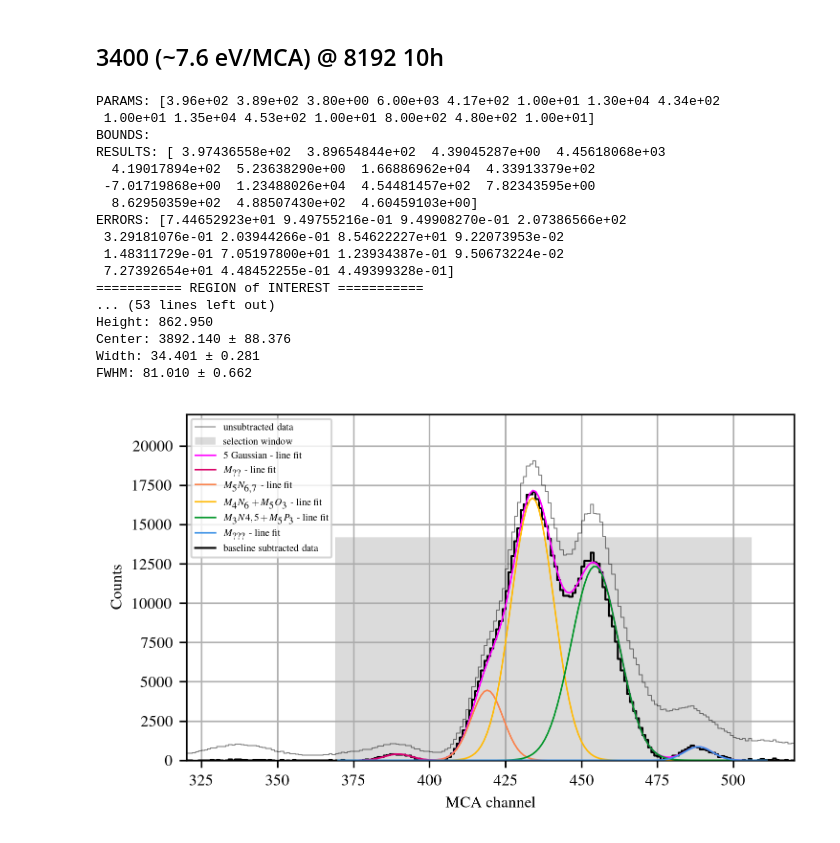
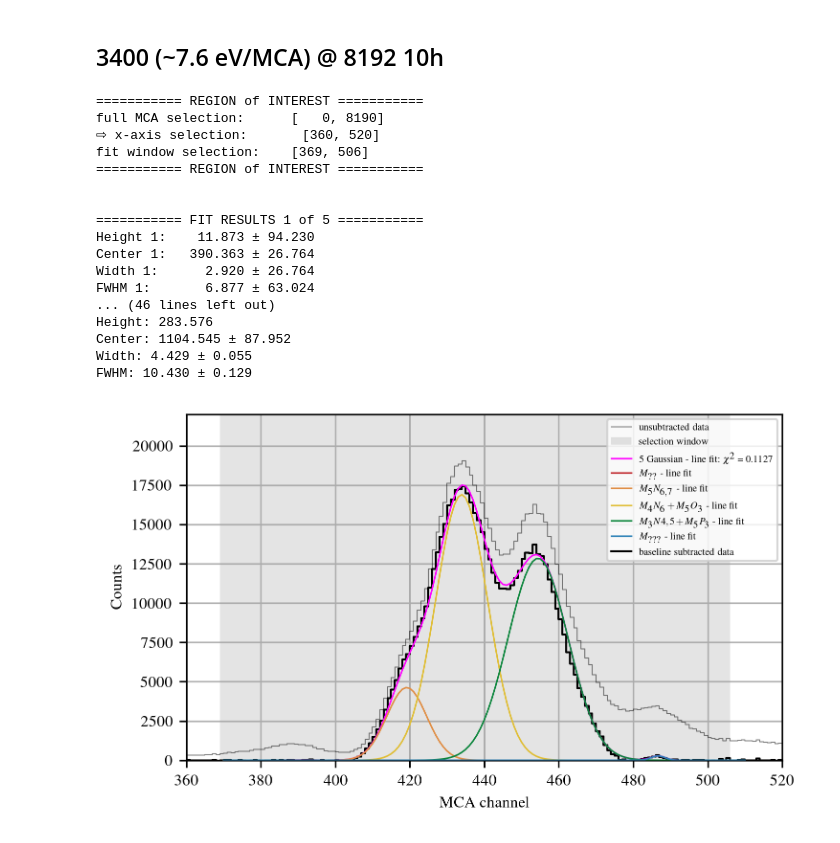
Before and after one commit to SirPhoenix007/IBA-Bonn, a Jupyter notebook: Study_2602_PIXEDetector/PIXE_results_HarwellSource.ipynb, the cells around one changed output. Saved outputs shown, nothing was run; the diff lists cells and outputs as text; code cells hidden in the pictures.

Commit message:
Some fixes and more plots

```diff
--- a/Study_2602_PIXEDetector/PIXE_results_HarwellSource.ipynb
+++ b/Study_2602_PIXEDetector/PIXE_results_HarwellSource.ipynb
@@ -147,8 +152,8 @@ INFO: SETUP COMPLETE (1218.7500 ms)
 # %%
-def data_baseline(bin_data:list, bins:list):
+def data_baseline(bin_data:list, bins:list, lam:int = 1e2):
     bsl_fitter = Baseline(x_data=bins)
 
-    baseline, params = bsl_fitter.arpls(bin_data, lam=1e2, max_iter=400)
+    baseline, params = bsl_fitter.arpls(bin_data, lam=lam, max_iter=400)
     subtracted = bin_data - baseline
     return baseline, subtracted
 
@@ -278,6 +283,21 @@ def data_baseline_subtracted(file:str, select_window:list):
 #                             x=bins, y=subtr_data_full,
 #                             xerr=np.array([2]*len(bins)), yerr=data_err)
 #             return beta, subtr_data_full
+# %%
+def both_chi_squared(bin_data:list, fit_data:list, params:list):
+    bin_data = np.array(bin_data)
+    fit_data = np.array(fit_data)
+    dof = len(bin_data) - len(params)
+    var = np.sqrt(np.var(bin_data))
+    return sum(((fit_data-bin_data)/ var)**2), sum(((fit_data-bin_data)/ var)**2) / dof
+
+def goodness_of_fit(bin_data:list, fit_data:list):
+    bin_data = np.array(bin_data)
+    fit_data = np.array(fit_data)
+
+    rss = sum((bin_data - fit_data)**2)
+    tss = sum((bin_data - np.average(bin_data))**2)
+    return 1 - rss/tss
 # %%
 def peak_fitter(file:str, init_values:list, gauss_ident:str,
                 select_window:list, xlim:list,
@@ -458,9 +506,9 @@ def fit_result_printer(beta:dict, roi_x:list, roi_fit:list, gauss_type:str, r_fl
 def fit_param_to_energy(param:list,ecal:list):
     energy = []
     for i in range(0,len(param),3):
-        height = param[i]
-        center = param[i+1]
-        width  = param[i+2]
+        height = np.abs(param[i])
+        center = np.abs(param[i+1])
+        width  = np.abs(param[i+2])
         fwhm = width * 2*np.sqrt(2*np.log(2))
 
         ecal_dc = ecal[0]
@@ -482,7 +530,8 @@ def fit_param_to_energy(param:list,ecal:list):
 
     return energy
 
-ecalHWs = [239,7.471,1.467e-5,56.68,0.061,0.795e-5]
+# ecalHWs = [239,7.471,1.467e-5,56.68,0.061,0.795e-5] # EG 3400
+ecalHWs = [-56.862,2.3866,-6.032e-7,72.989,0.0294,2.762e-6] # EG 10922
 
 def energy_printer(energy:list):
     for i in range(0,len(energy),7):
@@ -672,11 +747,11 @@ file_to_analyze = './/collected_data//2026_05_13//20260513-160638.vspc'
 init_val1 = [[1800,7820,19]]
 init_val2 = [[10500,1780,12,51800,1830,10,2200,1876,10]]
 init_val3 = [[2000,3460,15]]
-init_val4 = [[396,389,3.8,6000,417,10,13000,434,10,13500,453,10,800,480,10]]
+init_val4 = [[396,389,3.8,5000,417,10,13000,434,10,5000,460,10,2000,487,10]]
 xlim1 = [7700,8000]
 xlim2 = [1700,1950]
 xlim3 = [3350,3550]
-xlim4 = [320,520]
+xlim4 = [360,520]
 ylim1 = [0,2000]
 ylim2 = []
 ylim3 = [0,2300]
@@ -684,50 +759,50 @@ ylim4 = [0,22000]
 info1 = ['Americium', r'$\gamma_{2,0}$']
 info2 = ['Neptunium', r'$L_3M_5$', 'test1','test2', 'test3']
 info3 = ['Americium', r'$\gamma_{4,0}$']
-info4 = ['Neptunium', r'$M_{??}$', r'$M_5N_{6,7}$', r'$M_4N_6 + M_5O_3$', r'$M_3N{4,5} + M_5P_3$', r'$M_{???}$']
+info4 = ['Neptunium', r'$M_{??}$', r'$M_5N_{6,7}$', r'$M_4N_6 + M_5O_3$', r'$M_3N{4,5} + M_5P_3$', r'$M_{???}$', '???']
 gauss1 = ['single']
 gauss2 = ['multi']
 gauss3 = ['single']
 gauss4 = ['multi']
 
 
 # selection_fitter_plotter(file = file_to_analyze, peaks = init_val1, xlim=xlim1, ylim=ylim1, info=info1, col_flag=True, identifier='0s', gauss_ident=gauss1, s_flag=True, r_flag='roi_x')
 # selection_fitter_plotter(file = file_to_analyze, peaks = init_val1, xlim=xlim1, ylim=ylim1, info=info1, col_flag=True, identifier='0sf', gauss_ident=gauss1, s_flag=True, r_flag='roi_f')
 # selection_fitter_plotter(file = file_to_analyze, peaks = init_val1, xlim=xlim1, ylim=ylim1, info=info1, col_flag=True, identifier='0st', gauss_ident=gauss1, s_flag=True, r_flag='roi_t')
 
 # selection_fitter_plotter(file = file_to_analyze, peaks = init_val3, xlim=xlim3, ylim=ylim3, info=info3, col_flag=True, identifier='3s', gauss_ident=gauss3, s_flag=False, r_flag='roi_x')
 # selection_fitter_plotter(file = file_to_analyze, peaks = init_val3, xlim=xlim3, ylim=ylim3, info=info3, col_flag=True, identifier='3s', gauss_ident=gauss3, s_flag=True, r_flag='roi_x')
 # selection_fitter_plotter(file = file_to_analyze, peaks = init_val3, xlim=xlim3, ylim=ylim3, info=info3, col_flag=True, identifier='3sf', gauss_ident=gauss3, s_flag=True, r_flag='roi_f')
 # selection_fitter_plotter(file = file_to_analyze, peaks = init_val3, xlim=xlim3, ylim=ylim3, info=info3, col_flag=True, identifier='3st', gauss_ident=gauss3, s_flag=True, r_flag='roi_t')
 
 # selection_fitter_plotter(file = file_to_analyze, peaks = init_val2, xlim=xlim2, ylim=ylim2, info=info2, col_flag=False, identifier='2s', gauss_ident=gauss2, s_flag=True, r_flag='roi_x')
 # selection_fitter_plotter(file = file_to_analyze, peaks = init_val2, xlim=xlim2, ylim=ylim2, info=info2, col_flag=False, identifier='2sf', gauss_ident=gauss2, s_flag=True, r_flag='roi_f')
 # selection_fitter_plotter(file = file_to_analyze, peaks = init_val2, xlim=xlim2, ylim=ylim2, info=info2, col_flag=False, identifier='2st', gauss_ident=gauss2, s_flag=True, r_flag='roi_t')
 
-selection_fitter_plotter(file = file_to_analyze, peaks = init_val4, xlim=xlim4, ylim=ylim4, info=info4, col_flag=False, identifier='4s', gauss_ident=gauss4, s_flag=True, r_flag='roi_x')
+selection_fitter_plotter(file = file_to_analyze, peaks = init_val4, xlim=xlim4, ylim=ylim4, info=info4, col_flag=False, identifier='4s', gauss_ident=gauss4, s_flag=True, r_flag='roi_x', chi_flag=True, lam=1e6)
 # selection_fitter_plotter(file = file_to_analyze, peaks = init_val4, xlim=xlim4, ylim=ylim4, info=info4, col_flag=False, identifier='4sf', gauss_ident=gauss4, s_flag=True, r_flag='roi_f')
 # selection_fitter_plotter(file = file_to_analyze, peaks = init_val4, xlim=xlim4, ylim=ylim4, info=info4, col_flag=False, identifier='4st', gauss_ident=gauss4, s_flag=True, r_flag='roi_t')
 
 
 # all_peaks_one_measurement(file = file_to_analyze, peaks = init_val1, xlim=xlim1, ylim=ylim1, info=info1, col_flag=True, identifier='0', gauss_ident=gauss1)
 # all_peaks_one_measurement(file = file_to_analyze, peaks = init_val2, xlim=xlim2, ylim=ylim2, info=info2, col_flag=True, identifier='1', gauss_ident=gauss2)
 # all_peaks_one_measurement(file = file_to_analyze, peaks = init_val3, xlim=xlim3, ylim=ylim3, info=info3, col_flag=True, identifier='3', gauss_ident=gauss3)
 # %% [output]
-PARAMS: [3.96e+02 3.89e+02 3.80e+00 6.00e+03 4.17e+02 1.00e+01 1.30e+04 4.34e+02
- 1.00e+01 1.35e+04 4.53e+02 1.00e+01 8.00e+02 4.80e+02 1.00e+01]
-BOUNDS:
-RESULTS: [ 3.97436558e+02  3.89654844e+02  4.39045287e+00  4.45618068e+03
-  4.19017894e+02  5.23638290e+00  1.66886962e+04  4.33913379e+02
- -7.01719868e+00  1.23488026e+04  4.54481457e+02  7.82343595e+00
-  8.62950359e+02  4.88507430e+02  4.60459103e+00]
-ERRORS: [7.44652923e+01 9.49755216e-01 9.49908270e-01 2.07386566e+02
- 3.29181076e-01 2.03944266e-01 8.54622227e+01 9.22073953e-02
- 1.48311729e-01 7.05197800e+01 1.23934387e-01 9.50673224e-02
- 7.27392654e+01 4.48452255e-01 4.49399328e-01]
 =========== REGION of INTEREST ===========
-... (53 lines left out)
-Height: 862.950
-Center: 3892.140 ± 88.376
-Width: 34.401 ± 0.281
-FWHM: 81.010 ± 0.662
+full MCA selection:      [   0, 8190]
+⇨ x-axis selection:       [360, 520]
+fit window selection:    [369, 506]
+=========== REGION of INTEREST ===========
+
+
+=========== FIT RESULTS 1 of 5 ===========
+Height 1:    11.873 ± 94.230
+Center 1:   390.363 ± 26.764
+Width 1:      2.920 ± 26.764
+FWHM 1:       6.877 ± 63.024
+... (46 lines left out)
+Height: 283.576
+Center: 1104.545 ± 87.952
+Width: 4.429 ± 0.055
+FWHM: 10.430 ± 0.129
-[figure, old version]
+[figure, new version]
```
Also changed, not shown: parts of 7 cells of this notebook, 11 other files.
